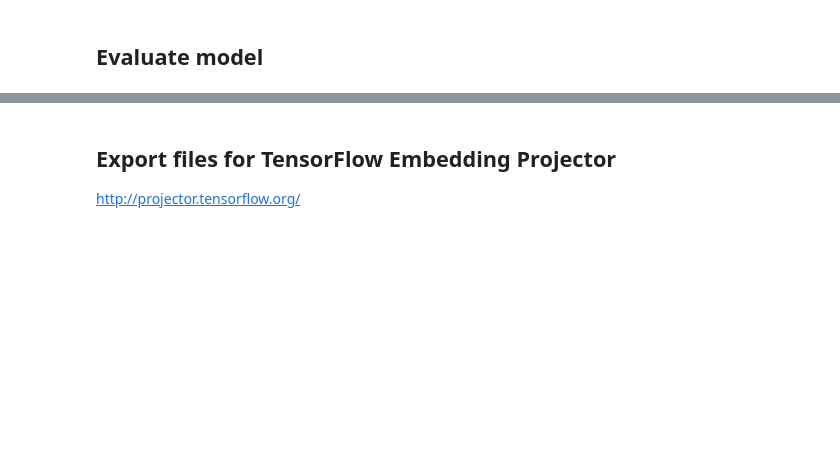
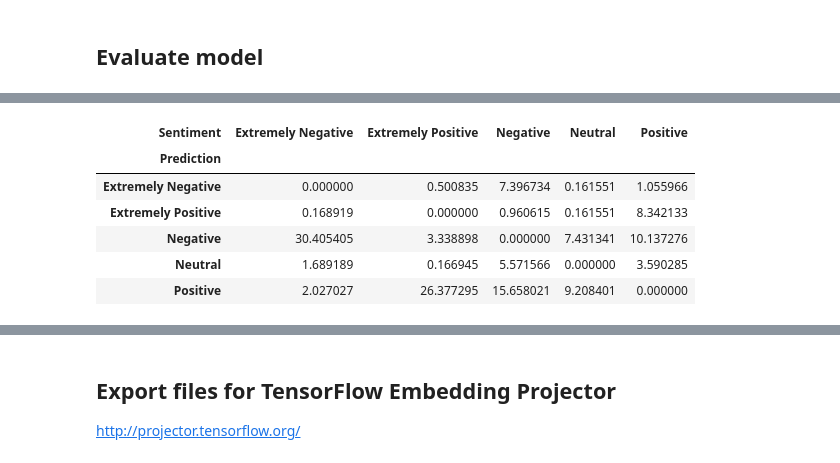
Before and after one commit to jenny-chou/Kaggle-COVID-tweet, a Jupyter notebook: Covid-tweets-sentiment_method1.ipynb, the cells around one changed output, grey strips where cells are left out. Saved outputs shown, nothing was run; the diff lists cells and outputs as text; code cells hidden in the pictures; blank space fills up the shorter version.

```diff
--- a/Covid-tweets-sentiment_method1.ipynb
+++ b/Covid-tweets-sentiment_method1.ipynb
@@ -800,0 +816,12 @@ test_eval_df
+# %%
+# Rate of misclassification
+total = test_df.groupby(['Sentiment']).size().to_list()
+(test_df.pivot_table(index="Prediction", columns="Sentiment", values="Misclassified", aggfunc=np.sum)/total)*100
+# %% [output]
+| Sentiment | Extremely Negative | Extremely Positive | Negative | Neutral | Positive |
+| Prediction |  |  |  |  |  |
+| Extremely Negative | 0.000000 | 0.500835 | 7.396734 | 0.161551 | 1.055966 |
+| Extremely Positive | 0.168919 | 0.000000 | 0.960615 | 0.161551 | 8.342133 |
+| Negative | 30.405405 | 3.338898 | 0.000000 | 7.431341 | 10.137276 |
+| Neutral | 1.689189 | 0.166945 | 5.571566 | 0.000000 | 3.590285 |
+| Positive | 2.027027 | 26.377295 | 15.658021 | 9.208401 | 0.000000 |
```
Also changed, not shown: parts of 28 cells of this notebook, 1 other file.
